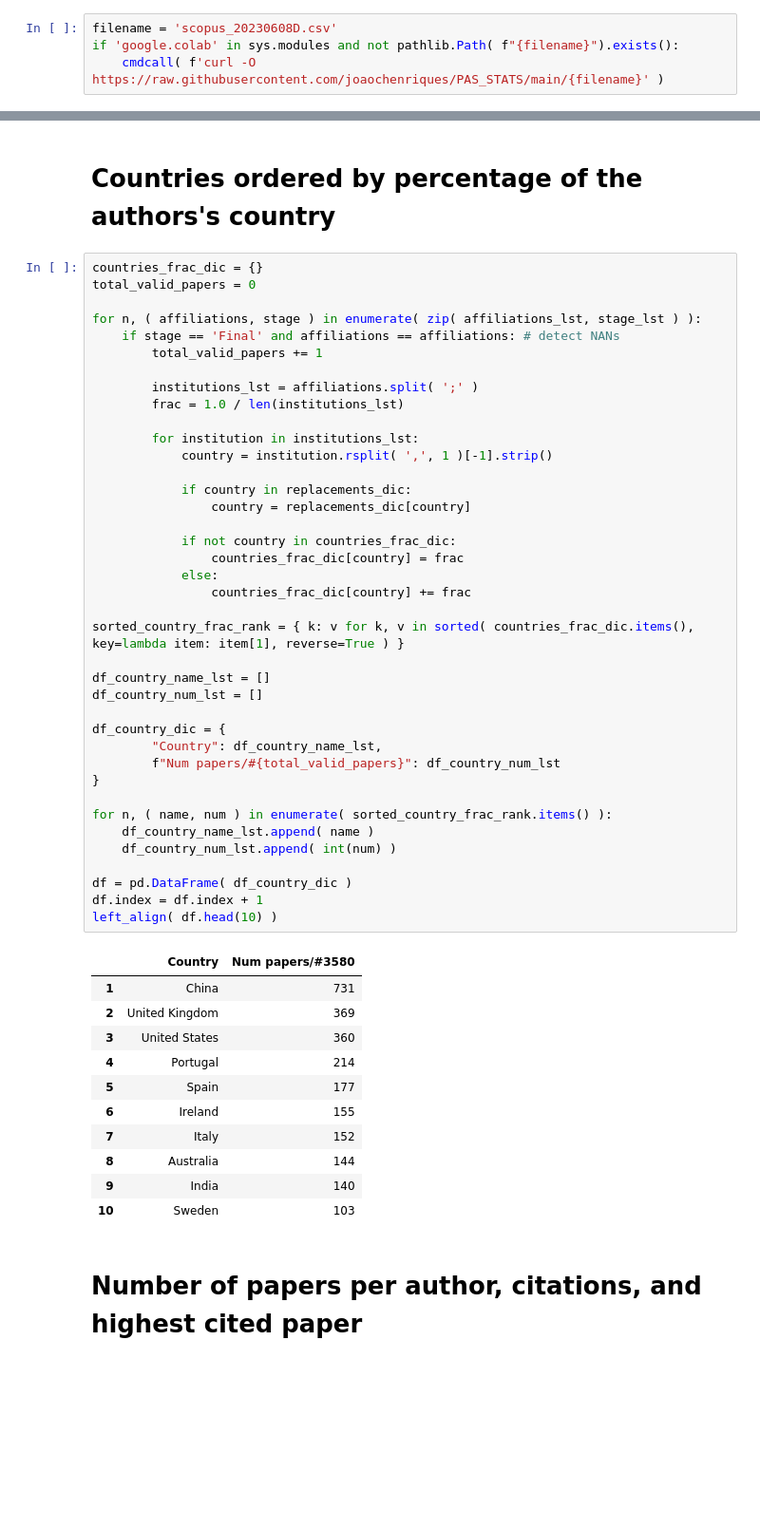
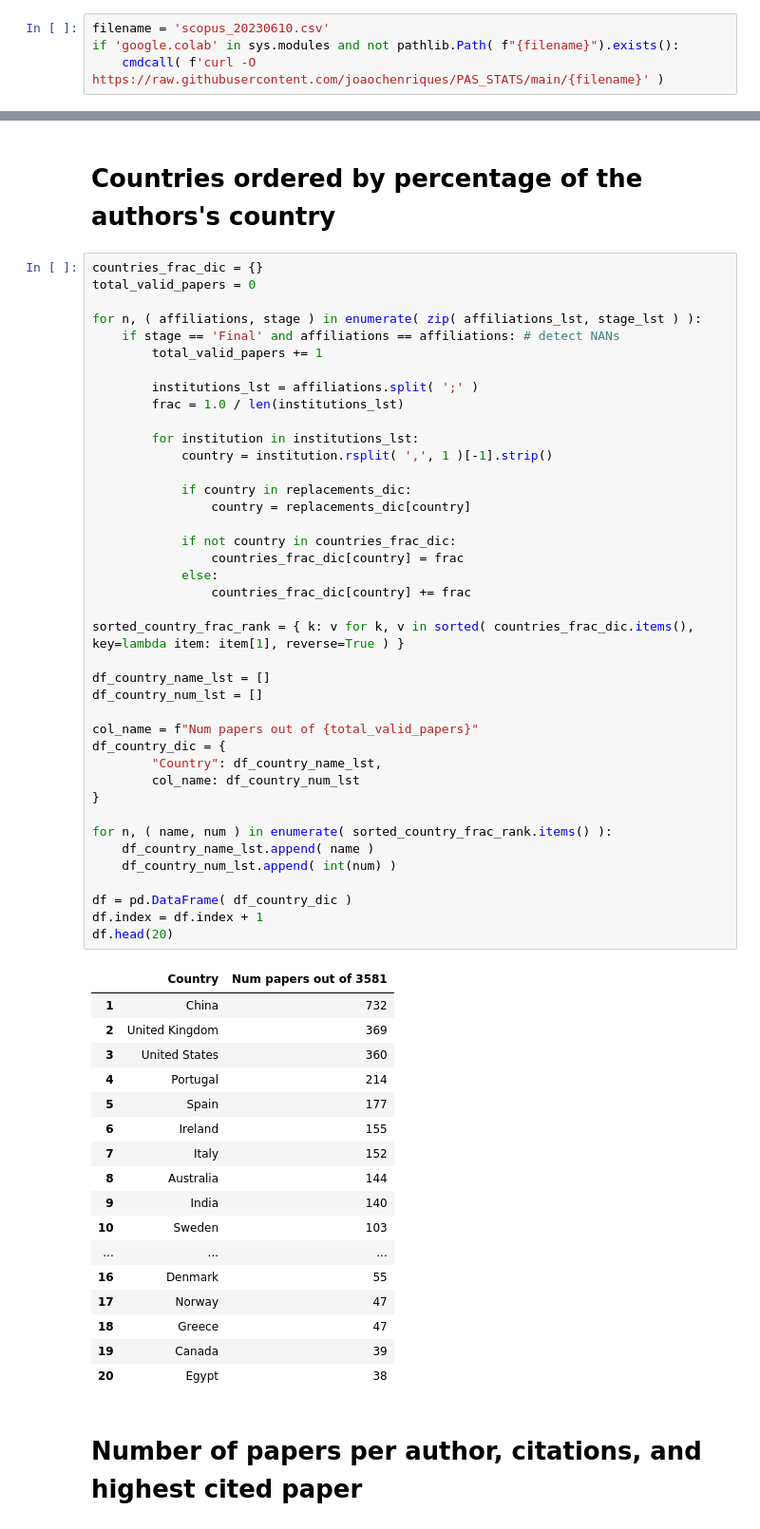
Before and after one commit to joaochenriques/PAS_STATS, a Jupyter notebook: WaveEnergyStatistics.ipynb, the cells around one changed output, grey strips where cells are left out. Shown at 95% size. Drawn from its saved outputs; the diff is of its cells as text; blank space fills up the shorter version.

````diff
--- a/WaveEnergyStatistics.ipynb
+++ b/WaveEnergyStatistics.ipynb
@@ -87,7 +95,7 @@ TITLE-ABS-KEY-AUTH(WAVE-ENERGY) AND PUBYEAR AFT 2003 AND DOCTYPE(ar OR re) AND
 )
 ```
 # %%
-filename = 'scopus_20230608D.csv'
+filename = 'scopus_20230610.csv'
 if 'google.colab' in sys.modules and not pathlib.Path( f"{filename}").exists():
     cmdcall( f'curl -O https://raw.githubusercontent.com/joaochenriques/PAS_STATS/main/{filename}' )
 # %% [output]
@@ -137,37 +145,38 @@ for n, ( affiliations, stage ) in enumerate( zip( affiliations_lst, stage_lst )
         institutions_lst = affiliations.split( ';' )
         frac = 1.0 / len(institutions_lst)
 
         for institution in institutions_lst:
             country = institution.rsplit( ',', 1 )[-1].strip()
 
             if country in replacements_dic:
                 country = replacements_dic[country]
 
             if not country in countries_frac_dic:
                 countries_frac_dic[country] = frac
             else:
                 countries_frac_dic[country] += frac
 
 sorted_country_frac_rank = { k: v for k, v in sorted( countries_frac_dic.items(), key=lambda item: item[1], reverse=True ) }
 
 df_country_name_lst = []
 df_country_num_lst = []
 
+col_name = f"Num papers out of {total_valid_papers}"
 df_country_dic = {
         "Country": df_country_name_lst,
-        f"Num papers/#{total_valid_papers}": df_country_num_lst
+        col_name: df_country_num_lst
 }
 
 for n, ( name, num ) in enumerate( sorted_country_frac_rank.items() ):
     df_country_name_lst.append( name )
     df_country_num_lst.append( int(num) )
 
 df = pd.DataFrame( df_country_dic )
 df.index = df.index + 1
-left_align( df.head(10) )
+df.head(20)
 # %% [output]
-|  | Country | Num papers/#3580 |
-| 1 | China | 731 |
+|  | Country | Num papers out of 3581 |
+| 1 | China | 732 |
 | 2 | United Kingdom | 369 |
 | 3 | United States | 360 |
 | 4 | Portugal | 214 |
@@ -177,6 +186,12 @@ left_align( df.head(10) )
 | 8 | Australia | 144 |
 | 9 | India | 140 |
 | 10 | Sweden | 103 |
+| ... | ... | ... |
+| 16 | Denmark | 55 |
+| 17 | Norway | 47 |
+| 18 | Greece | 47 |
+| 19 | Canada | 39 |
+| 20 | Egypt | 38 |
 # %% [markdown]
 # Number of papers per author, citations, and highest cited paper
 # %%
````
Also changed, not shown: parts of 9 cells of this notebook.
